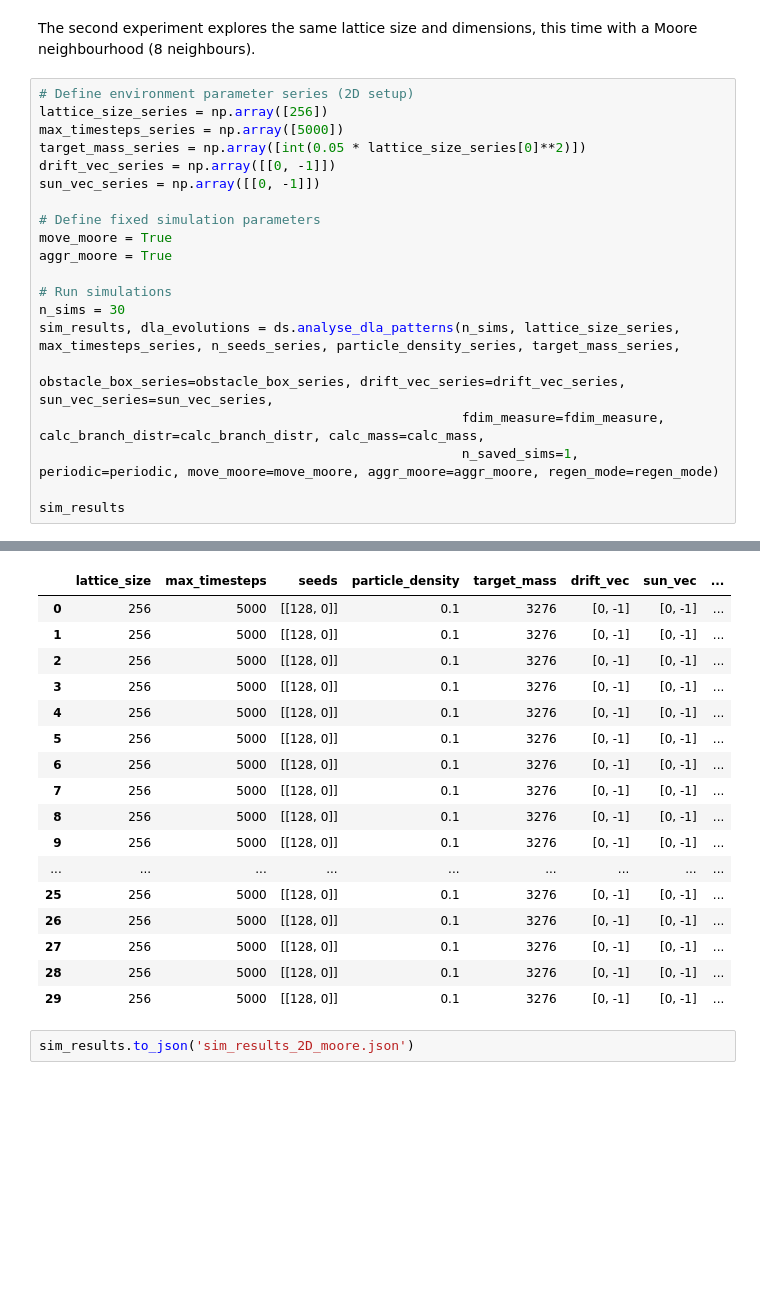
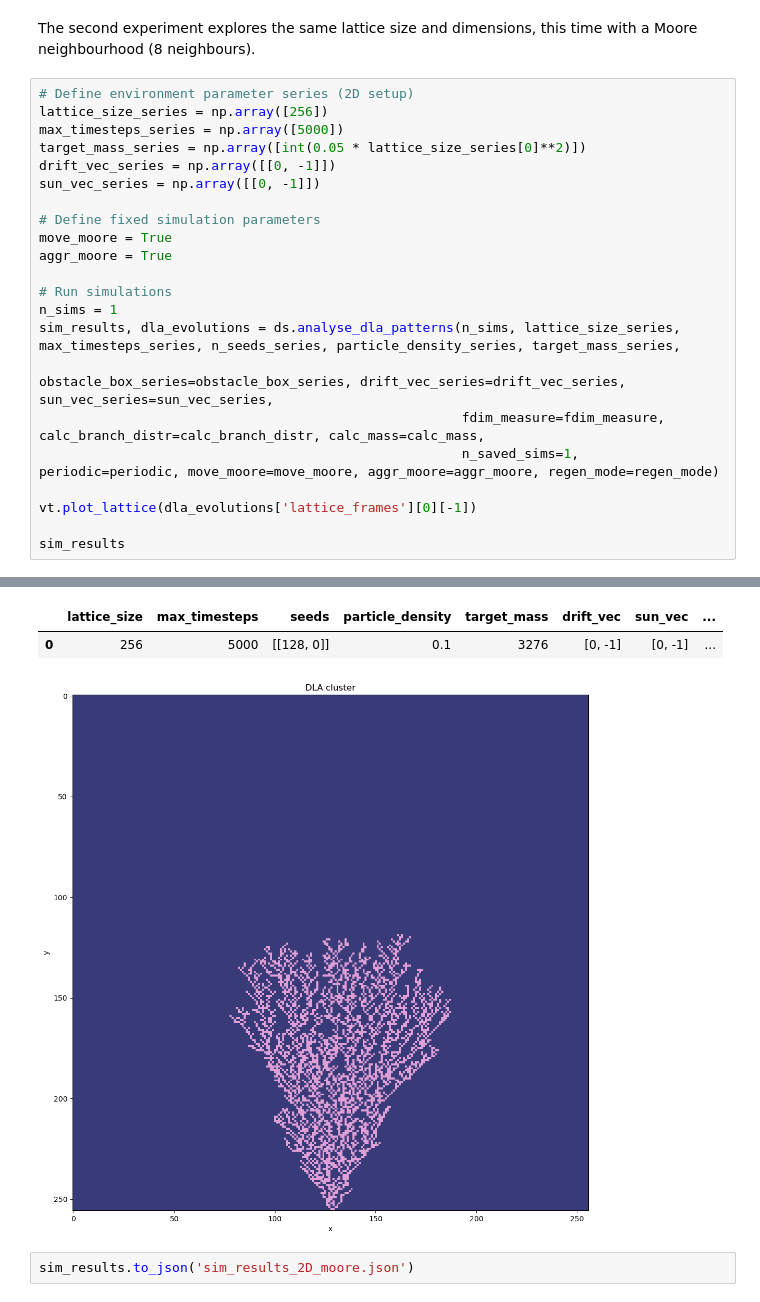
Before and after one commit to mboyan/complex-system-simulation, a Jupyter notebook: Project/Code/ProjectNotebook.ipynb, the cells around one changed output, grey strips where cells are left out. Cells and saved outputs as stored; diff of their text form; blank space fills up the shorter version.

```diff
--- a/Project/Code/ProjectNotebook.ipynb
+++ b/Project/Code/ProjectNotebook.ipynb
@@ -225,12 +225,14 @@ move_moore = True
 aggr_moore = True
 
 # Run simulations
-n_sims = 30
+n_sims = 1
 sim_results, dla_evolutions = ds.analyse_dla_patterns(n_sims, lattice_size_series, max_timesteps_series, n_seeds_series, particle_density_series, target_mass_series,
                                                       obstacle_box_series=obstacle_box_series, drift_vec_series=drift_vec_series, sun_vec_series=sun_vec_series,
                                                       fdim_measure=fdim_measure, calc_branch_distr=calc_branch_distr, calc_mass=calc_mass,
                                                       n_saved_sims=1, periodic=periodic, move_moore=move_moore, aggr_moore=aggr_moore, regen_mode=regen_mode)
 
+vt.plot_lattice(dla_evolutions['lattice_frames'][0][-1])
+
 sim_results
 # %% [output]
 Number of possible parameter combinations: 1
@@ -253,20 +241,6 @@ Running simulation 30 of 30
 |  | lattice_size | max_timesteps | seeds | particle_density | target_mass | drift_vec | sun_vec | ... |
 | 0 | 256 | 5000 | [[128, 0]] | 0.1 | 3276 | [0, -1] | [0, -1] | ... |
-| 1 | 256 | 5000 | [[128, 0]] | 0.1 | 3276 | [0, -1] | [0, -1] | ... |
-| 2 | 256 | 5000 | [[128, 0]] | 0.1 | 3276 | [0, -1] | [0, -1] | ... |
-| 3 | 256 | 5000 | [[128, 0]] | 0.1 | 3276 | [0, -1] | [0, -1] | ... |
-| 4 | 256 | 5000 | [[128, 0]] | 0.1 | 3276 | [0, -1] | [0, -1] | ... |
-| 5 | 256 | 5000 | [[128, 0]] | 0.1 | 3276 | [0, -1] | [0, -1] | ... |
-| 6 | 256 | 5000 | [[128, 0]] | 0.1 | 3276 | [0, -1] | [0, -1] | ... |
-| 7 | 256 | 5000 | [[128, 0]] | 0.1 | 3276 | [0, -1] | [0, -1] | ... |
-| 8 | 256 | 5000 | [[128, 0]] | 0.1 | 3276 | [0, -1] | [0, -1] | ... |
-| 9 | 256 | 5000 | [[128, 0]] | 0.1 | 3276 | [0, -1] | [0, -1] | ... |
-| ... | ... | ... | ... | ... | ... | ... | ... | ... |
-| 25 | 256 | 5000 | [[128, 0]] | 0.1 | 3276 | [0, -1] | [0, -1] | ... |
-| 26 | 256 | 5000 | [[128, 0]] | 0.1 | 3276 | [0, -1] | [0, -1] | ... |
-| 27 | 256 | 5000 | [[128, 0]] | 0.1 | 3276 | [0, -1] | [0, -1] | ... |
-| 28 | 256 | 5000 | [[128, 0]] | 0.1 | 3276 | [0, -1] | [0, -1] | ... |
-| 29 | 256 | 5000 | [[128, 0]] | 0.1 | 3276 | [0, -1] | [0, -1] | ... |
+[figure, added]
 # %%
 sim_results.to_json('sim_results_2D_moore.json')
 # %% [markdown]
```
Also changed, not shown: parts of 5 cells of this notebook, 3 other files.
